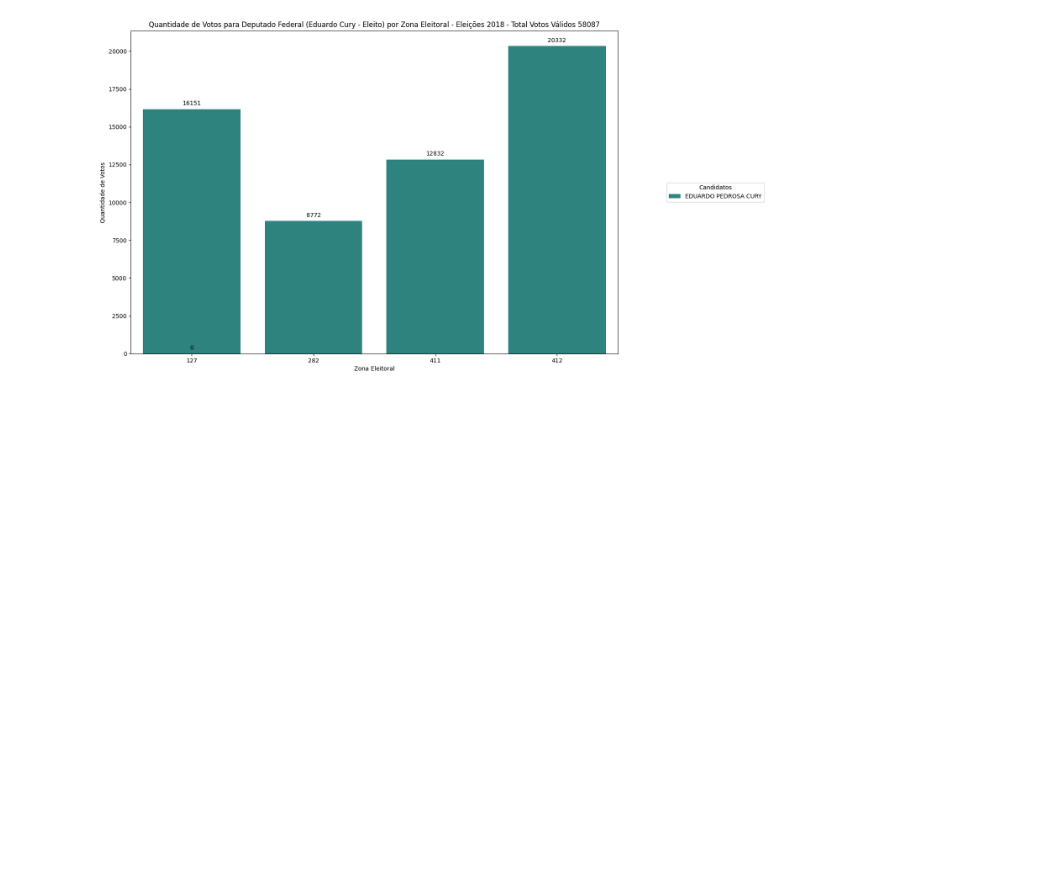
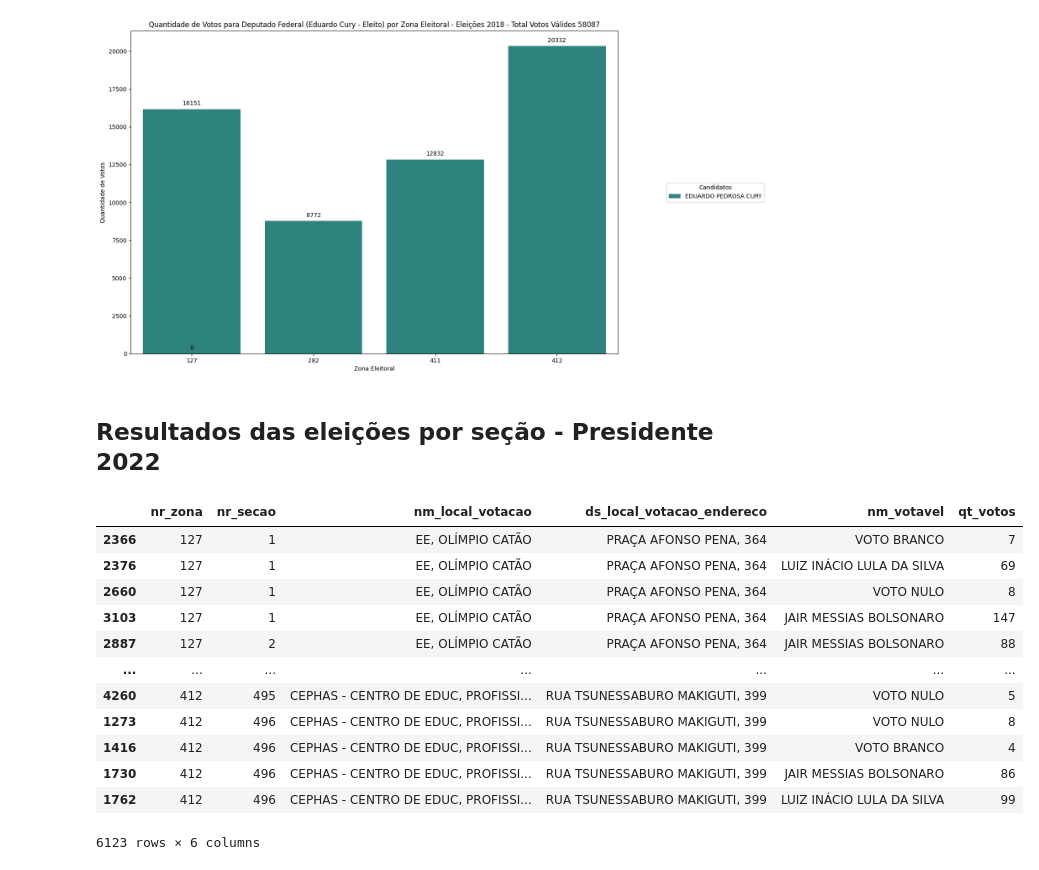
Before and after one commit to diogobranquinho/analytics, a Jupyter notebook: notebooks/mayoranalytics.ipynb, the cells around one changed output. Cells and saved outputs as stored; diff of their text form; code cells hidden in the pictures; blank space fills up the shorter version.

```diff
--- a/notebooks/mayoranalytics.ipynb
+++ b/notebooks/mayoranalytics.ipynb
@@ -455,3 +473,25 @@ plt.legend(title='Candidatos', loc='center', bbox_to_anchor=(1.2, 0.5))
 plt.show()
 # %% [output]
 [figure]
+# %% [markdown]
+## Resultados das eleições por seção - Presidente 2022
+# %%
+secao2022 = pd.read_csv('../data/votacao_secao-uf_2022_sudeste_sp_sao_jose_dos_campos.csv', low_memory=False, delimiter=';',encoding='latin-1')
+
+secoes2022presidente = secao2022[['nr_zona','nr_secao', 'nm_local_votacao', 'ds_local_votacao_endereco', 'nm_votavel', 'qt_votos']]
+secoes2022presidente = secoes2022presidente.sort_values(by=['nr_zona', 'nr_secao'])
+secoes2022presidente
+# %% [output]
+|  | nr_zona | nr_secao | nm_local_votacao | ds_local_votacao_endereco | nm_votavel | qt_votos |
+| 2366 | 127 | 1 | EE, OLÍMPIO CATÃO | PRAÇA AFONSO PENA, 364 | VOTO BRANCO | 7 |
+| 2376 | 127 | 1 | EE, OLÍMPIO CATÃO | PRAÇA AFONSO PENA, 364 | LUIZ INÁCIO LULA DA SILVA | 69 |
+| 2660 | 127 | 1 | EE, OLÍMPIO CATÃO | PRAÇA AFONSO PENA, 364 | VOTO NULO | 8 |
+| 3103 | 127 | 1 | EE, OLÍMPIO CATÃO | PRAÇA AFONSO PENA, 364 | JAIR MESSIAS BOLSONARO | 147 |
+| 2887 | 127 | 2 | EE, OLÍMPIO CATÃO | PRAÇA AFONSO PENA, 364 | JAIR MESSIAS BOLSONARO | 88 |
+| ... | ... | ... | ... | ... | ... | ... |
+| 4260 | 412 | 495 | CEPHAS - CENTRO DE EDUC, PROFISSI... | RUA TSUNESSABURO MAKIGUTI, 399 | VOTO NULO | 5 |
+| 1273 | 412 | 496 | CEPHAS - CENTRO DE EDUC, PROFISSI... | RUA TSUNESSABURO MAKIGUTI, 399 | VOTO NULO | 8 |
+| 1416 | 412 | 496 | CEPHAS - CENTRO DE EDUC, PROFISSI... | RUA TSUNESSABURO MAKIGUTI, 399 | VOTO BRANCO | 4 |
+| 1730 | 412 | 496 | CEPHAS - CENTRO DE EDUC, PROFISSI... | RUA TSUNESSABURO MAKIGUTI, 399 | JAIR MESSIAS BOLSONARO | 86 |
+| 1762 | 412 | 496 | CEPHAS - CENTRO DE EDUC, PROFISSI... | RUA TSUNESSABURO MAKIGUTI, 399 | LUIZ INÁCIO LULA DA SILVA | 99 |
+6123 rows × 6 columns
```
Also changed, not shown: parts of 11 cells of this notebook, 12 other files.
